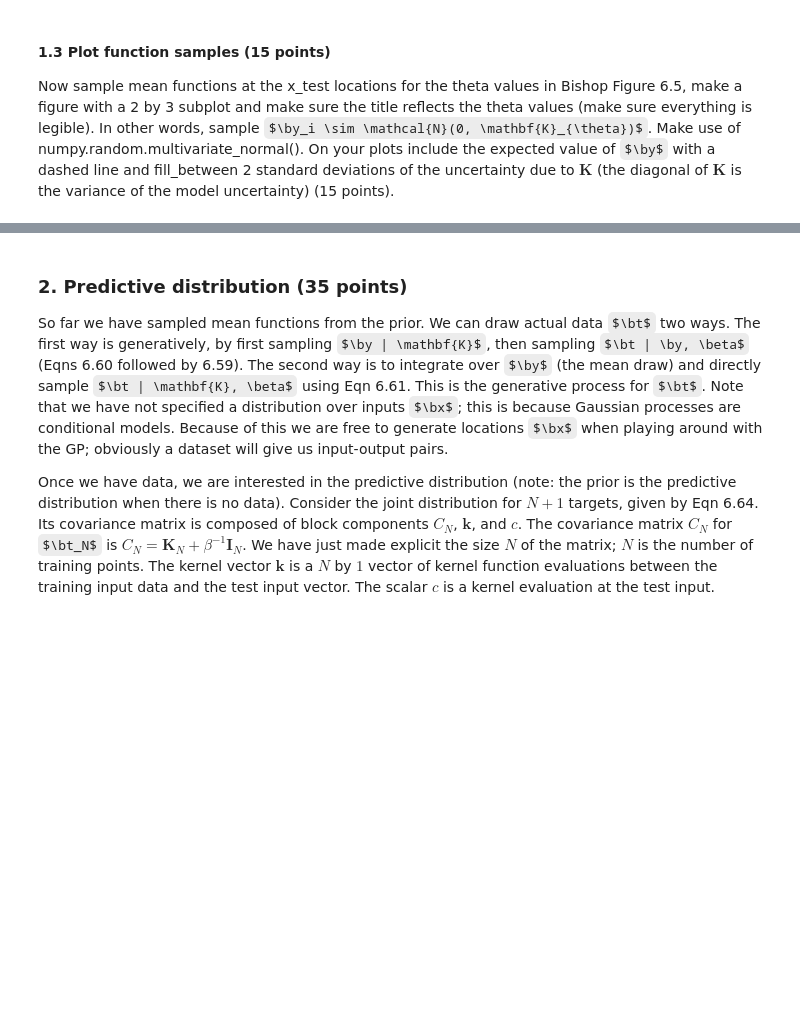
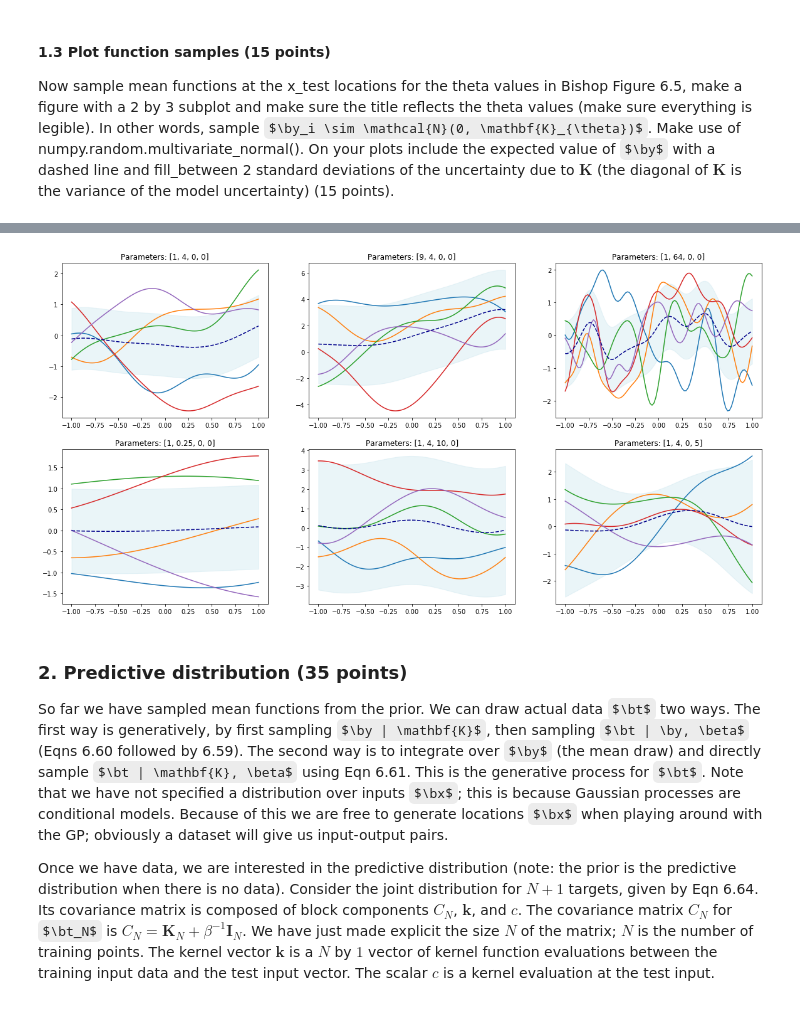
Before and after one commit to jorism1993/ML-lab1, a Jupyter notebook: lab3.ipynb, the cells around one changed output, grey strips where cells are left out. Saved outputs shown, nothing was run; the diff lists cells and outputs as text; code cells hidden in the pictures; some formulas as TeX source; blank space fills up the shorter version.

```diff
--- a/lab3.ipynb
+++ b/lab3.ipynb
@@ -136,3 +103,61 @@ plot_1_3([[1,4,0,0],[9,4,0,0],[1,64,0,0],[1,0.25,0,0],[1,4,10,0],[1,4,0,5]])
+# %%
+def plot_1_3(thetas):
+    N= 100
+    np.random.seed(1)
+
+    x = np.linspace(-1, 1, N)
+    mean = np.zeros(N)
+
+    # Calculatting the kernels
+    kernels = [computeK(x, x, thetas[i]) for i in range(len(thetas))]
+    ts = [np.random.multivariate_normal(mean, kernels[i], 5).T for i in range(len(thetas))]
+
+    # Calculating the expected value of y for each plot
+    ys = [[np.mean(ts[y][i]) for i in range(len(ts[y]))] for y in range(len(ts))]
+
+    # Calculating the variances of each y for each plot
+    vs = [np.diagonal(kernels[i]) for i in range(len(kernels))]
+
+    # For each plot:
+    # 1. Plot the y_i's
+    # 2. Plot y, the expected values of y_i's
+    # 3. Plot the variances of y
+    # 4. Insert the thetas title above the subgraph
+
+    f, axarr = plt.subplots(2,3)
+    axarr[0,0].plot(x,ts[0])
+    axarr[0,0].plot(x,ys[0], '--', color='darkblue')
+    axarr[0,0].fill_between(x, ys[0] + np.sqrt(vs[0]), ys[0] - np.sqrt(vs[0]), color='lightblue', alpha=0.25)
+    axarr[0,0].set_title("Parameters: " + str(thetas[0]))
+    axarr[0,1].plot(x,ts[1])
+    axarr[0,1].plot(x,ys[1], '--', color='darkblue')
+    axarr[0,1].fill_between(x, ys[1] + np.sqrt(vs[1]), ys[1] - np.sqrt(vs[1]), color='lightblue', alpha=0.25)
+    axarr[0,1].set_title("Parameters: " + str(thetas[1]))
+    axarr[0,2].plot(x,ts[2])
+    axarr[0,2].plot(x,ys[2], '--', color='darkblue')
+    axarr[0,2].fill_between(x, ys[2] + np.sqrt(vs[2]), ys[2] - np.sqrt(vs[2]), color='lightblue', alpha=0.25)
+    axarr[0,2].set_title("Parameters: " + str(thetas[2]))
+    axarr[1,0].plot(x,ts[3])
+    axarr[1,0].plot(x,ys[3], '--', color='darkblue')
+    axarr[1,0].fill_between(x, ys[3] + np.sqrt(vs[3]), ys[3] - np.sqrt(vs[3]), color='lightblue', alpha=0.25)
+    axarr[1,0].set_title("Parameters: " + str(thetas[3]))
+    axarr[1,1].plot(x,ts[4])
+    axarr[1,1].plot(x,ys[4], '--', color='darkblue')
+    axarr[1,1].fill_between(x, ys[4] + np.sqrt(vs[4]), ys[4] - np.sqrt(vs[4]), color='lightblue', alpha=0.25)
+    axarr[1,1].set_title("Parameters: " + str(thetas[4]))
+    axarr[1,2].plot(x,ts[5])
+    axarr[1,2].plot(x,ys[5], '--', color='darkblue')
+    axarr[1,2].fill_between(x, ys[5] + np.sqrt(vs[5]), ys[5] - np.sqrt(vs[5]), color='lightblue', alpha=0.25)
+    axarr[1,2].set_title("Parameters: " + str(thetas[5]))
+
+    plt.show()
+
+    return
+
+
+plot_1_3([[1,4,0,0],[9,4,0,0],[1,64,0,0],[1,0.25,0,0],[1,4,10,0],[1,4,0,5]])
+# %% [output]
+[figure, added]
 # %% [markdown]
 ### 2. Predictive distribution (35 points)
 So far we have sampled mean functions from the prior.  We can draw actual data $\bt$ two ways.  The first way is generatively, by first sampling $\by | \mathbf{K}$, then sampling $\bt | \by, \beta$ (Eqns 6.60 followed by 6.59).  The second way is to integrate over $\by$ (the mean draw) and directly sample $\bt | \mathbf{K}, \beta$ using Eqn 6.61.    This is the generative process for $\bt$.  Note that we have not specified a distribution over inputs $\bx$;  this is because Gaussian processes are conditional models.  Because of this we are free to generate locations $\bx$ when playing around with the GP; obviously a dataset will give us input-output pairs.
```
Also changed, not shown: parts of 13 cells of this notebook.
